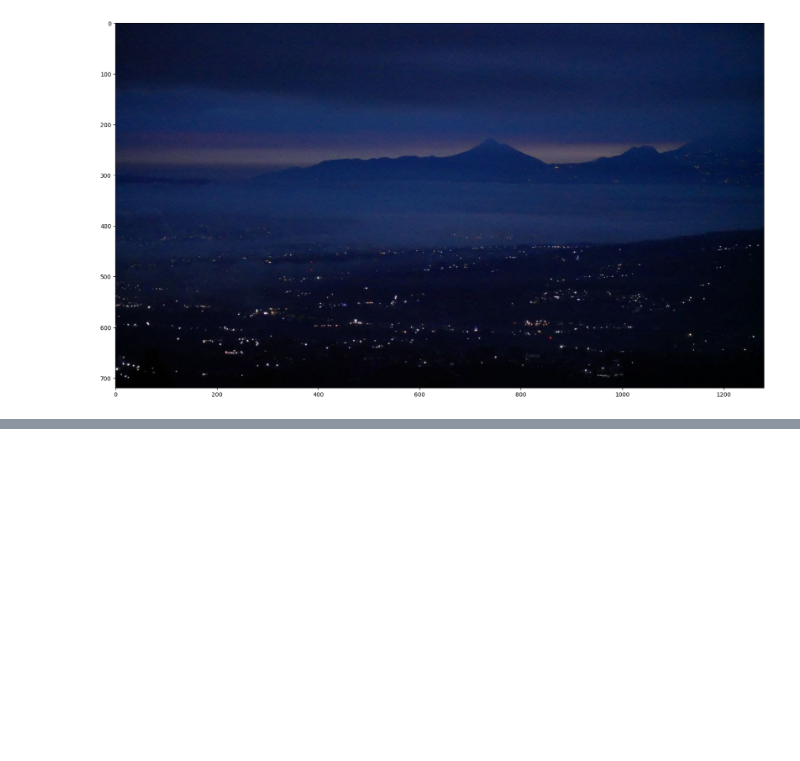
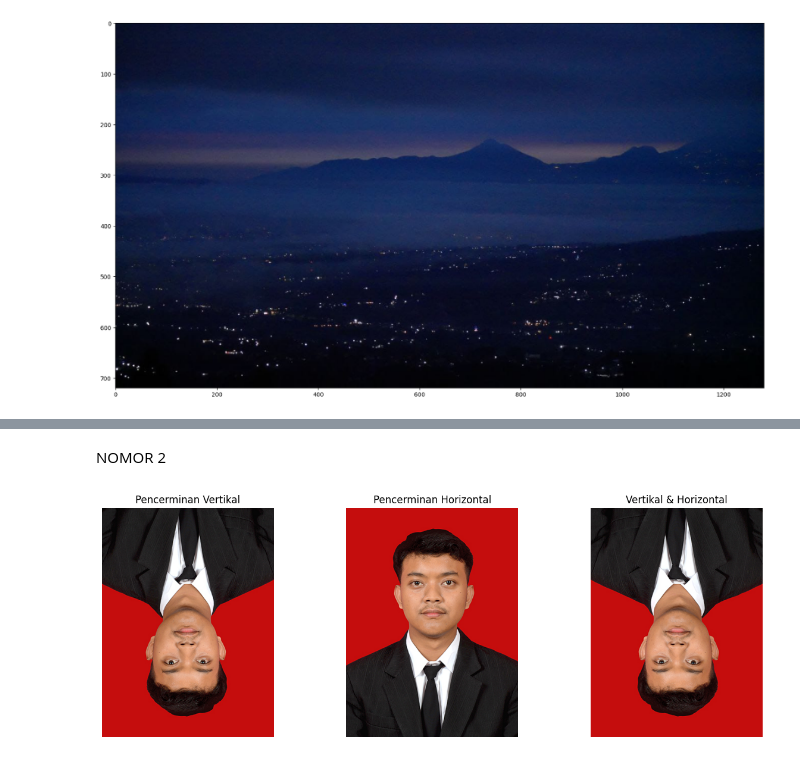
Before and after one commit to hikaaru13/PCVK-GANJIL-TUGAS, a Jupyter notebook: PERTANYAAN_PRAKTIKUM_PERTEMUAN2.ipynb, the cells around one changed output, grey strips where cells are left out. Drawn from its saved outputs; the diff is of its cells as text; code cells hidden in the pictures; blank space fills up the shorter version.

```diff
--- a/PERTANYAAN_PRAKTIKUM_PERTEMUAN2.ipynb
+++ b/PERTANYAAN_PRAKTIKUM_PERTEMUAN2.ipynb
@@ -78,0 +98,24 @@ Shape setelah plot figsize (20,20): (1280, 960, 3)
+# %% [markdown]
+NOMOR 2
+# %%
+flip_v = cv.flip(img_rgb, 0)
+flip_h = cv.flip(img_rgb, 1)
+flip_both = cv.flip(img_rgb, -1)
+
+fig, axes = plt.subplots(1, 3, figsize=(15, 5))
+
+axes[0].imshow(flip_v)
+axes[0].set_title('Pencerminan Vertikal')
+axes[0].axis('off')
+
+axes[1].imshow(flip_h)
+axes[1].set_title('Pencerminan Horizontal')
+axes[1].axis('off')
+
+axes[2].imshow(flip_both)
+axes[2].set_title('Vertikal & Horizontal')
+axes[2].axis('off')
+
+plt.show()
+# %% [output]
+[figure, added]
```
Also changed, not shown: parts of 9 cells of this notebook.
